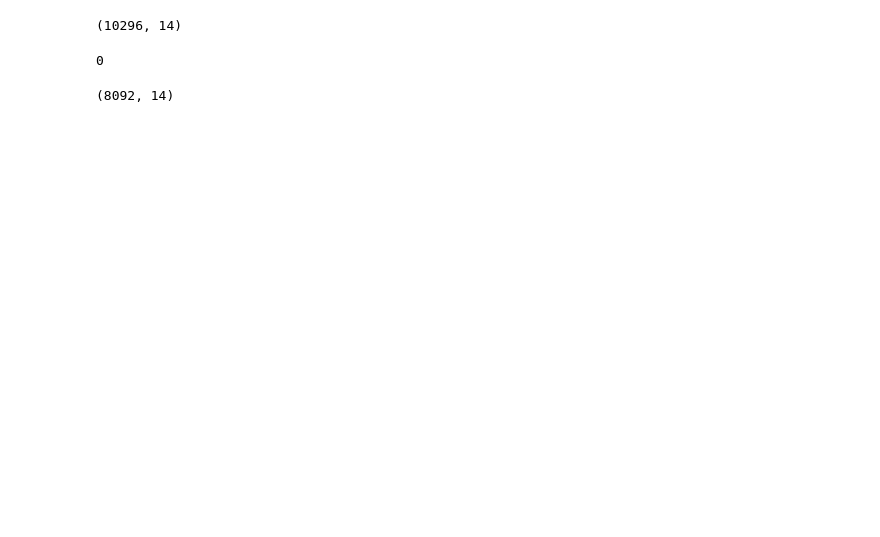
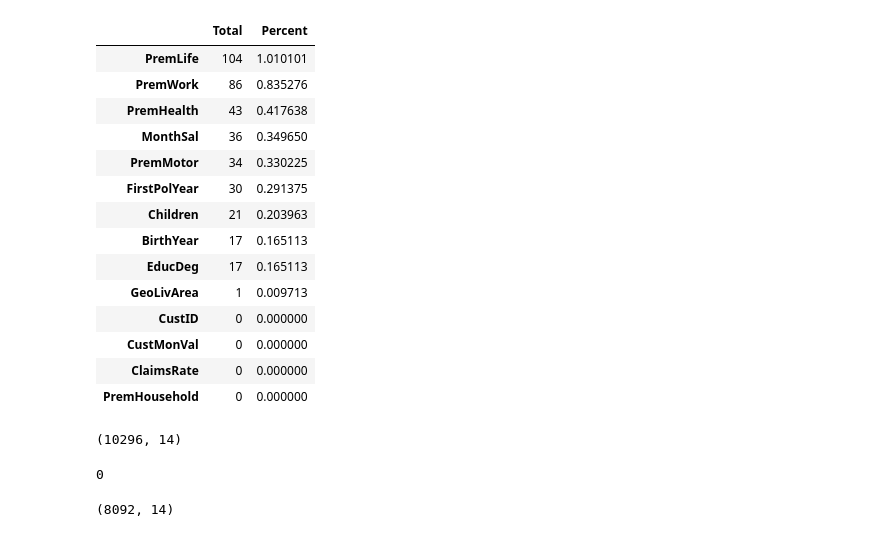
Before and after one commit to ezanlorense/Data-mining, a Jupyter notebook: Modelling.ipynb, the cells around one changed output. Drawn from its saved outputs; the diff is of its cells as text; code cells hidden in the pictures; blank space fills up the shorter version.

```diff
--- a/Modelling.ipynb
+++ b/Modelling.ipynb
@@ -77,3 +83,21 @@ dtype: int64
+# %%
+missing_data(df)
+# %% [output]
+|  | Total | Percent |
+| PremLife | 104 | 1.010101 |
+| PremWork | 86 | 0.835276 |
+| PremHealth | 43 | 0.417638 |
+| MonthSal | 36 | 0.349650 |
+| PremMotor | 34 | 0.330225 |
+| FirstPolYear | 30 | 0.291375 |
+| Children | 21 | 0.203963 |
+| BirthYear | 17 | 0.165113 |
+| EducDeg | 17 | 0.165113 |
+| GeoLivArea | 1 | 0.009713 |
+| CustID | 0 | 0.000000 |
+| CustMonVal | 0 | 0.000000 |
+| ClaimsRate | 0 | 0.000000 |
+| PremHousehold | 0 | 0.000000 |
 # %%
 #Display the shape of dataset #features and #obs
 df.shape
```
Also changed, not shown: parts of 47 cells of this notebook.
